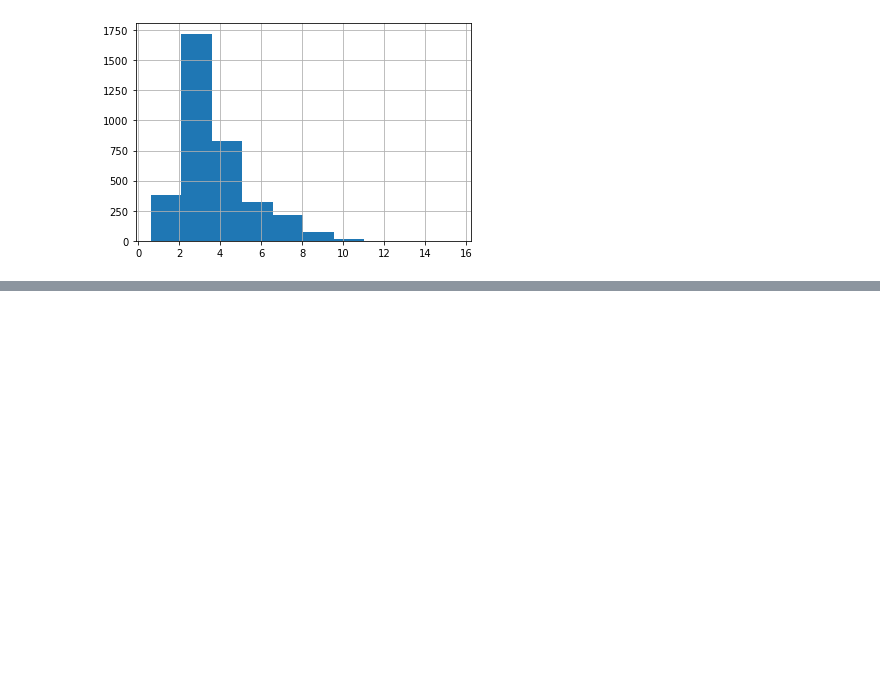
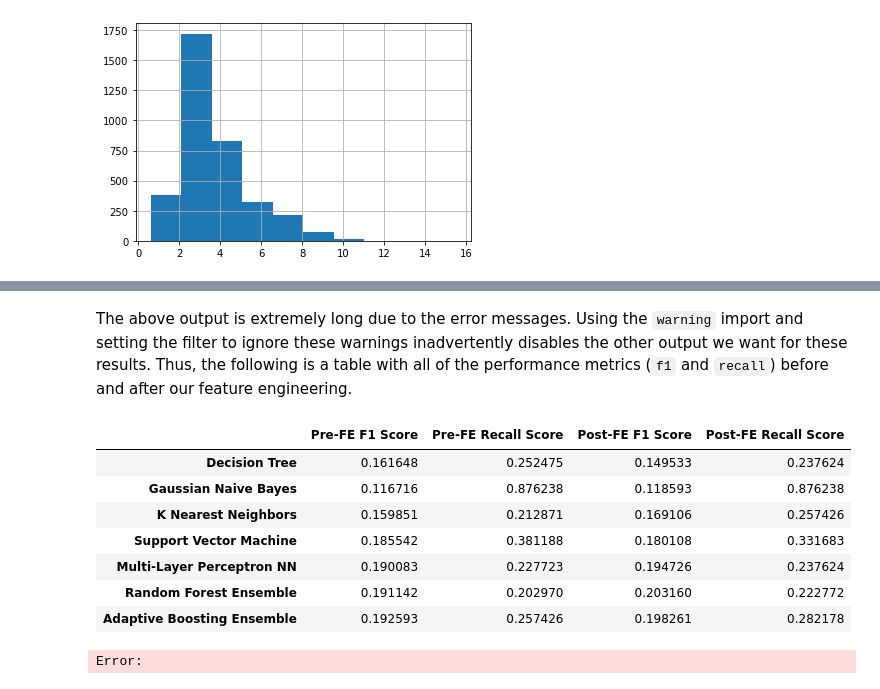
Before and after one commit to RichardNooooh/cs363m-final, a Jupyter notebook: project.ipynb, the cells around one changed output, grey strips where cells are left out. Saved outputs shown, nothing was run; the diff lists cells and outputs as text; code cells hidden in the pictures; blank space fills up the shorter version.

```diff
--- a/project.ipynb
+++ b/project.ipynb
@@ -468,3 +483,10 @@ performance_dict = {}
+# %%
+# comparing feature engineering performance
+pre_fe_performance = dict()
+post_fe_performance = dict()
+
+# maintains a reference of the model pipeline/parameters
+models = dict()
 # %% [markdown]
   ## Decision Trees
 # %% [markdown]
@@ -896,0 +982,18 @@ data["glucose_bmi_ratio"].hist()
+# %% [markdown]
+The above output is extremely long due to the error messages. Using the `warning` import and setting the filter to ignore these warnings inadvertently disables the other output we want for these
+results. Thus, the following is a table with all of the performance metrics (`f1` and `recall`) before and after our feature engineering.
+# %%
+pre_fe_dataframe = pd.DataFrame.from_dict(pre_fe_performance, orient="index", columns=["Pre-FE F1 Score", "Pre-FE Recall Score"])
+post_fe_dataframe = pd.DataFrame.from_dict(post_fe_performance, orient="index", columns=["Post-FE F1 Score", "Post-FE Recall Score"])
+performance_comparison = pd.concat([pre_fe_dataframe, post_fe_dataframe], axis=1)
+performance_comparison
+# %% [output]
+|  | Pre-FE F1 Score | Pre-FE Recall Score | Post-FE F1 Score | Post-FE Recall Score |
+| Decision Tree | 0.161648 | 0.252475 | 0.149533 | 0.237624 |
+| Gaussian Naive Bayes | 0.116716 | 0.876238 | 0.118593 | 0.876238 |
+| K Nearest Neighbors | 0.159851 | 0.212871 | 0.169106 | 0.257426 |
+| Support Vector Machine | 0.185542 | 0.381188 | 0.180108 | 0.331683 |
+| Multi-Layer Perceptron NN | 0.190083 | 0.227723 | 0.194726 | 0.237624 |
+| Random Forest Ensemble | 0.191142 | 0.202970 | 0.203160 | 0.222772 |
+| Adaptive Boosting Ensemble | 0.192593 | 0.257426 | 0.198261 | 0.282178 |
+Error:
```
Also changed, not shown: parts of 44 cells of this notebook, 2 other files.
